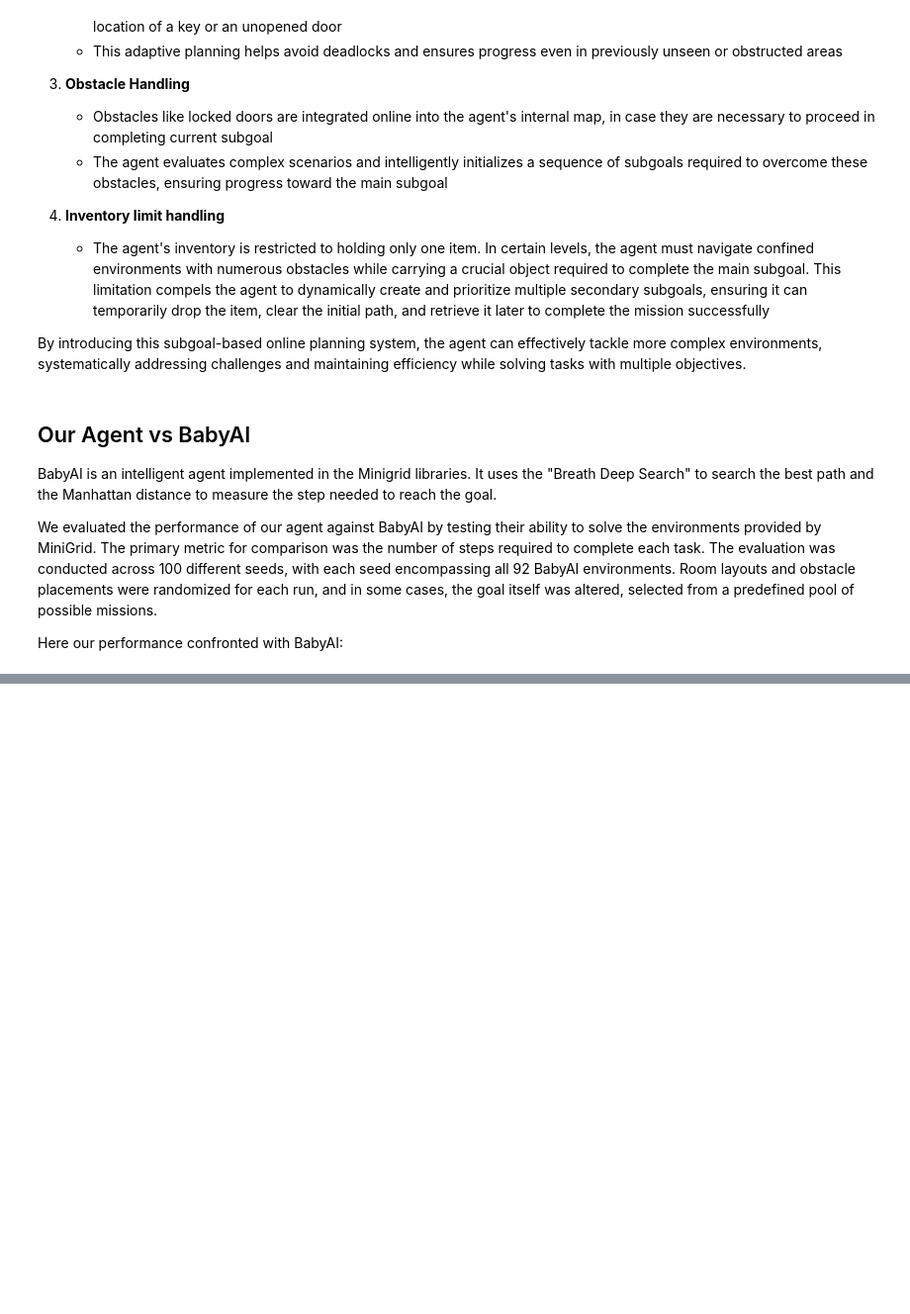
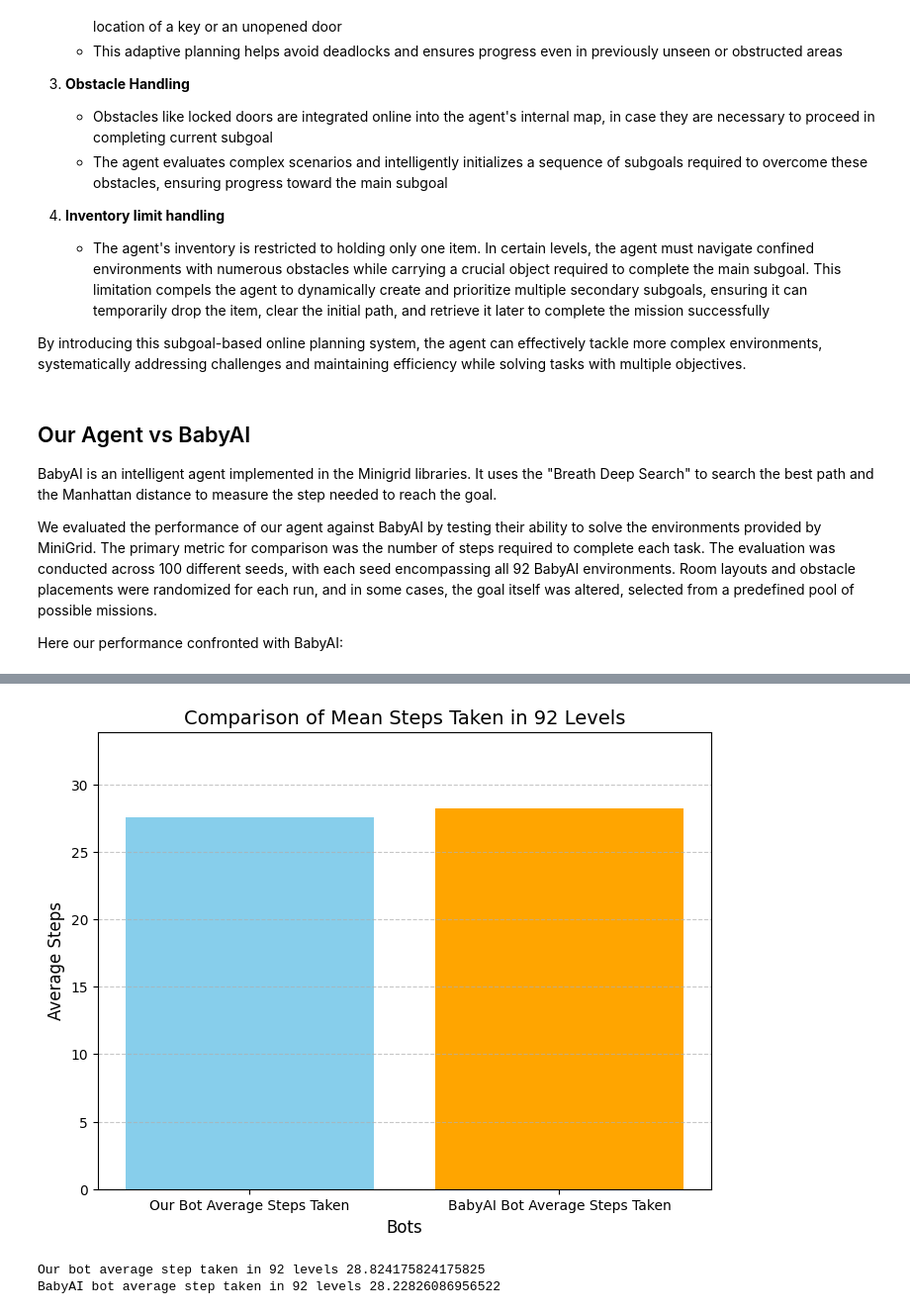
Before and after one commit to filippo-baglini/aif-project, a Jupyter notebook: AIF_Prj_Report.ipynb, the cells around one changed output, grey strips where cells are left out. Shown at 99% size. Cells and saved outputs as stored; diff of their text form; code cells hidden in the pictures; blank space fills up the shorter version.

```diff
--- a/AIF_Prj_Report.ipynb
+++ b/AIF_Prj_Report.ipynb
@@ -630,0 +816,39 @@ if __name__ == "__main__":
+# %%
+import matplotlib.pyplot as plt
+
+our_bot_balance_step=0
+baby_ai_balance_step=0
+
+
+if our_bot_completed_missions >= baby_completed_missions:
+    for i, step in enumerate(baby_completed_missions_list):
+        our_bot_balance_step += our_bot_reward_list[step]
+        baby_ai_balance_step += baby_steps_for_level[step]
+
+    values = [our_bot_balance_step / (i + 1), baby_ai_balance_step / (i + 1)]
+else:
+    for i, step in enumerate(our_bot_level_index):
+        our_bot_balance_step += our_bot_reward_list[step]
+        baby_ai_balance_step += baby_steps_for_level[step]
+
+    values = [our_bot_balance_step / (i + 1), baby_ai_balance_step / (i + 1)]
+# Data
+labels = ["Our Bot Average Steps Taken", "BabyAI Bot Average Steps Taken"]
+
+# Create a bar chart
+plt.figure(figsize=(8, 6))
+plt.bar(labels, values, color=["skyblue", "orange"])
+plt.title(f"Comparison of Mean Steps Taken in {i+1} Levels", fontsize=14)
+
+plt.ylabel("Average Steps", fontsize=12)
+plt.xlabel("Bots", fontsize=12)
+plt.ylim(0, max(values) * 1.2)  # Adjust y-axis to add some padding
+plt.grid(axis="y", linestyle="--", alpha=0.7)
+plt.show()
+
+print(f"Our bot average step taken in {i+1} levels {our_bot_balance_step/i+1}")
+print(f"BabyAI bot average step taken in {i+1} levels {baby_ai_balance_step / (i + 1)}")
+# %% [output]
+[figure, added]
+Our bot average step taken in 92 levels 28.824175824175825
+BabyAI bot average step taken in 92 levels 28.22826086956522
```
Also changed, not shown: parts of 16 cells of this notebook.
